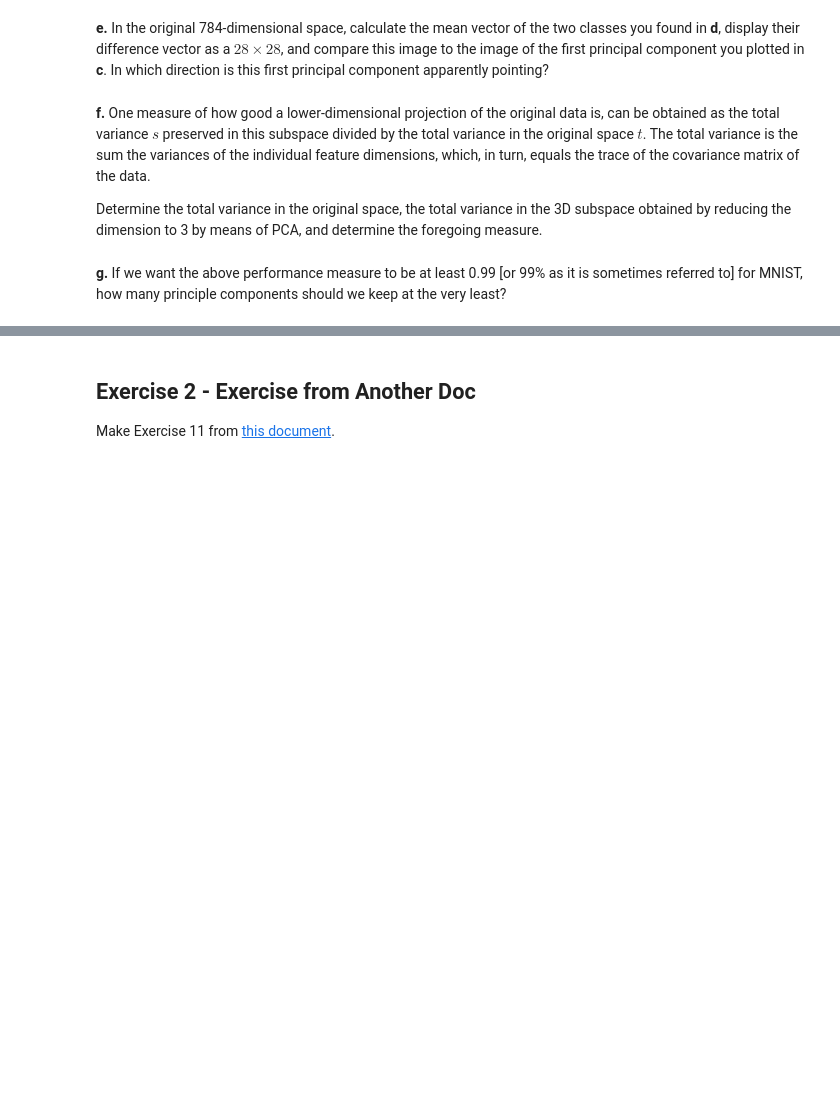
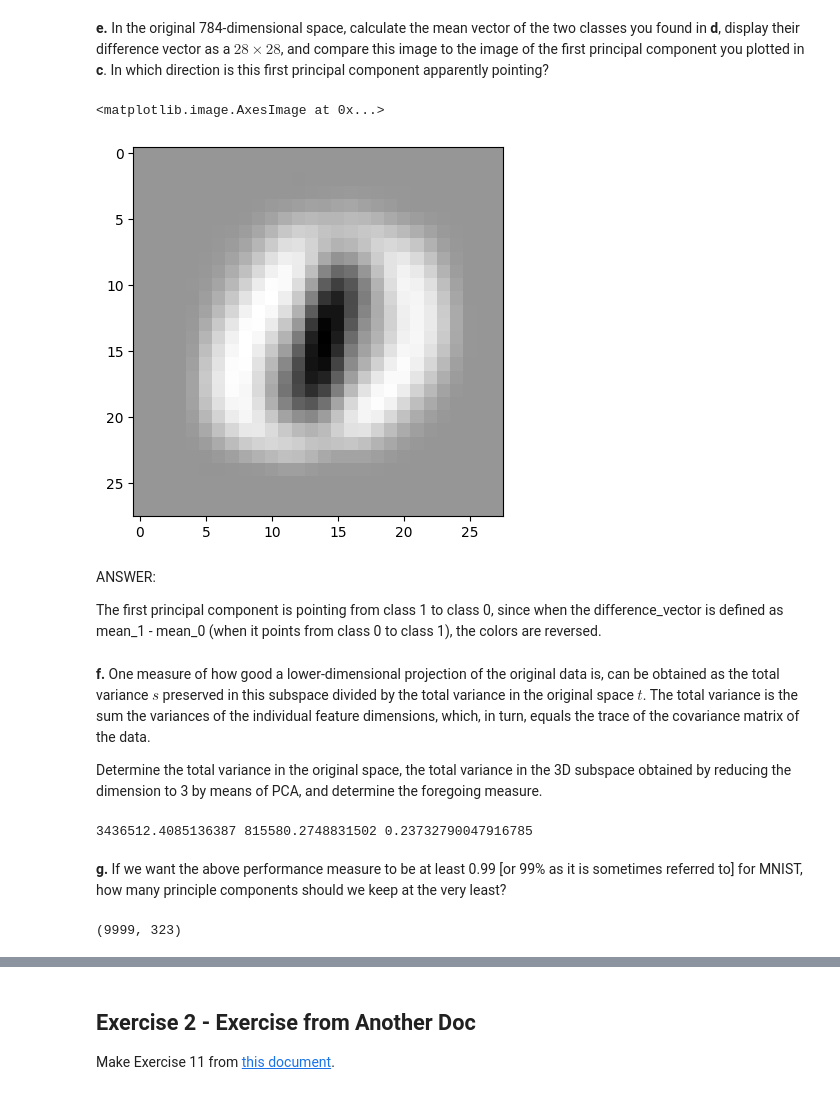
Before and after one commit to lanster42/Erasmus-Notes-25-26, a Jupyter notebook: Data mining and Machine learning/Assignment5/Assignment5_DMML_20251002.ipynb, the cells around one changed output, grey strips where cells are left out. Saved outputs shown, nothing was run; the diff lists cells and outputs as text; code cells hidden in the pictures; blank space fills up the shorter version.

```diff
--- a/Data mining and Machine learning/Assignment5/Assignment5_DMML_20251002.ipynb
+++ b/Data mining and Machine learning/Assignment5/Assignment5_DMML_20251002.ipynb
@@ -29,8 +102,35 @@ The CSV file mnist_test.csv contains the attributes of 10,000 of such images.  T
 # %% [markdown]
 **e.** In the original 784-dimensional space, calculate the mean vector of the two classes you found in **d**, display their difference vector as a $28 \times 28$, and compare this image to the image of the first principal component you plotted in **c**.  In which direction is this first principal component apparently pointing?
+# %%
+mean_0 = images[labels == 0].mean(axis=0)
+mean_1 = images[labels == 1].mean(axis=0)
+difference_vector = mean_0 - mean_1
+
+plt.imshow(difference_vector.reshape(28, 28), cmap='gray')
+# %% [output]
+<matplotlib.image.AxesImage at 0x...>
+[figure, added]
+# %% [markdown]
+ANSWER:
+
+The first principal component is pointing from class 1 to class 0, since when the difference_vector is defined as mean_1 - mean_0 (when it points from class 0 to class 1), the colors are reversed.
 # %% [markdown]
 **f.** One measure of how good a lower-dimensional projection of the original data is, can be obtained as the total variance $s$ preserved in this subspace divided by the total variance in the original space $t$.  The total variance is the sum the variances of the individual feature dimensions, which, in turn, equals the trace of the covariance matrix of the data.
 
 Determine the total variance in the original space, the total variance in the 3D subspace obtained by reducing the dimension to 3 by means of PCA, and determine the foregoing measure.
+# %%
+original_total_variance = np.var(images, axis=0).sum() #calculation of original variance (this is t)
+d3_total_variance = np.var(new_data.transform(images), axis=0).sum() #variance of the 3D data (this is s)
+foregoing_measure = d3_total_variance / original_total_variance #the measure we are looking for (s/t)
+print(original_total_variance, d3_total_variance, foregoing_measure)
+
+""" This means that by reducing the dim, we retained about 1 - foregoing_measure of the variance in the data. Since foregoing_measure = 0.237, we retained about 76.3 %. """
+# %% [output]
+3436512.4085136387 815580.2748831502 0.23732790047916785
 # %% [markdown]
 **g.** If we want the above performance measure to be at least 0.99 [or 99% as it is sometimes referred to] for MNIST, how many principle components should we keep at the very least?
+# %%
+percent_pca = PCA(0.99)
+percent_pca.fit_transform(images).shape
+# %% [output]
+(9999, 323)
```
Also changed, not shown: parts of 5 cells of this notebook, 1 other file.
